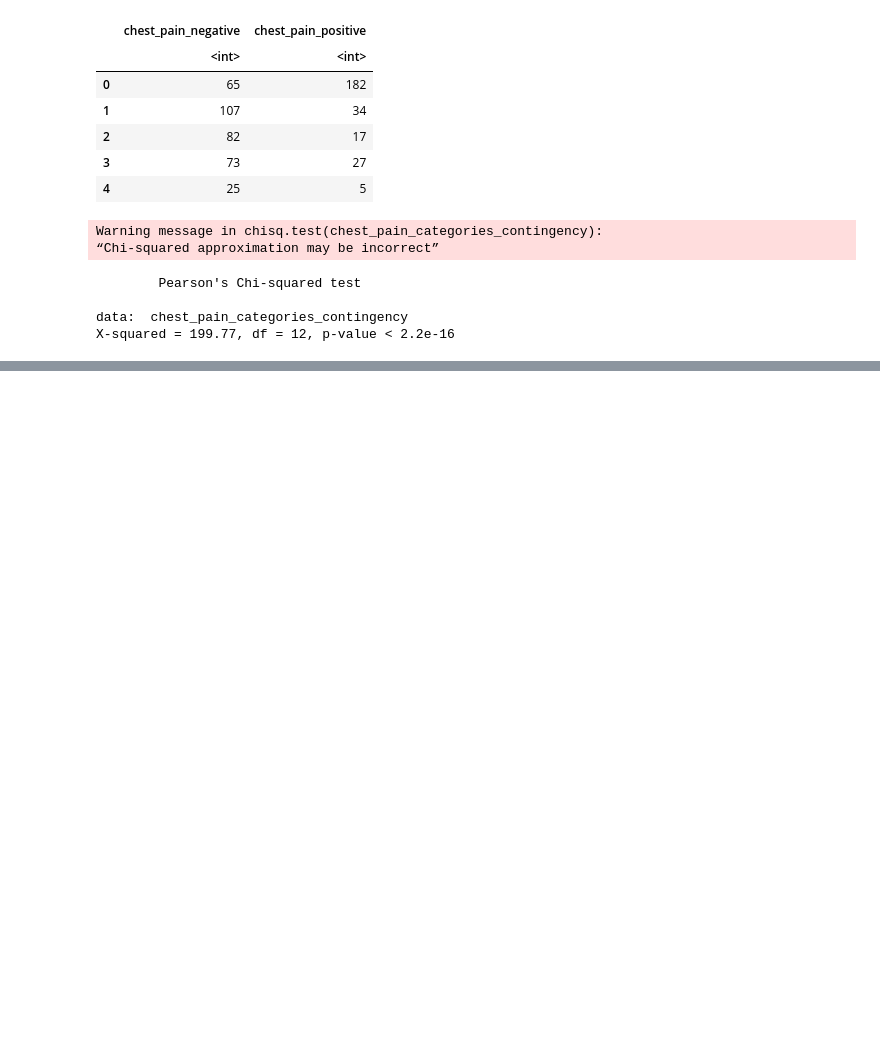
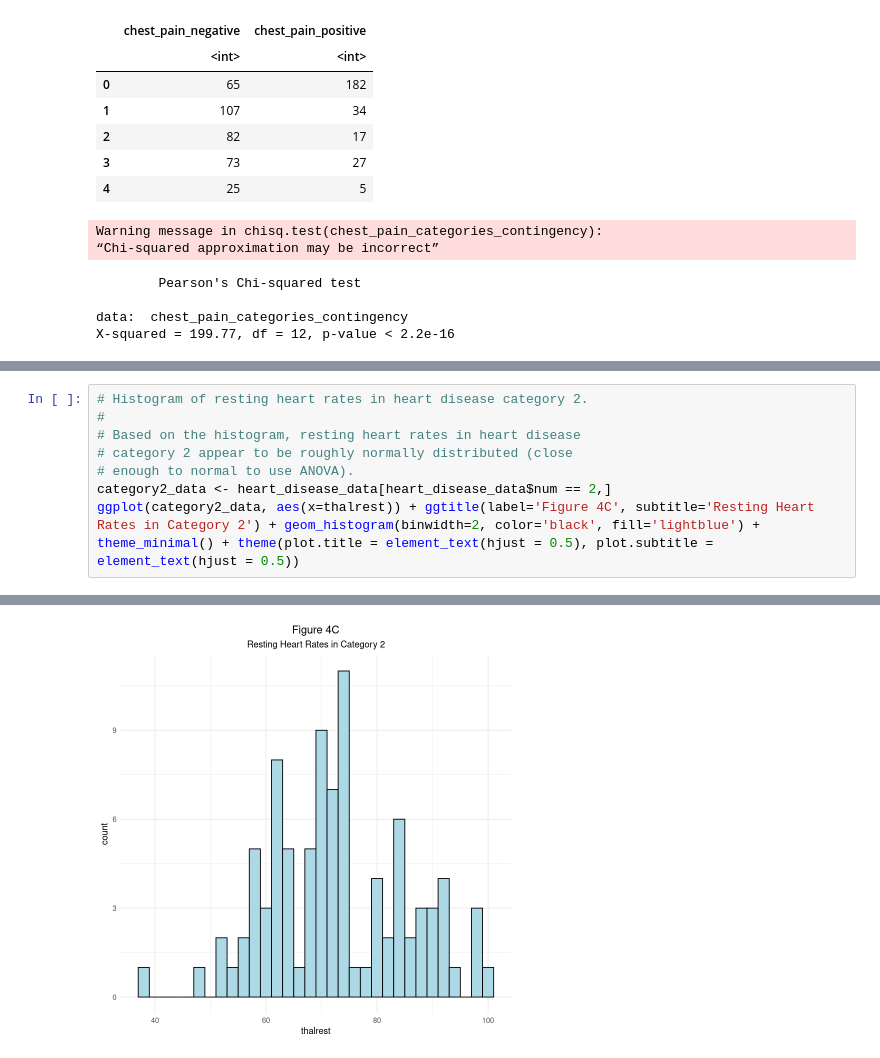
Before and after one commit to jerradmgenson/qdaim-proto, a Jupyter notebook: src/notebooks/dataset_analysis.ipynb, the cells around one changed output, grey strips where cells are left out. Cells and saved outputs as stored; diff of their text form; blank space fills up the shorter version.

```diff
--- a/src/notebooks/dataset_analysis.ipynb
+++ b/src/notebooks/dataset_analysis.ipynb
@@ -474,0 +504,9 @@ X-squared = 199.77, df = 12, p-value < 2.2e-16
+# %%
+# Histogram of resting heart rates in heart disease category 2.
+#
+# Based on the histogram, resting heart rates in heart disease
+# category 2 appear to be roughly normally distributed (close
+# enough to normal to use ANOVA).
+category2_data <- heart_disease_data[heart_disease_data$num == 2,]
+ggplot(category2_data, aes(x=thalrest)) + ggtitle(label='Figure 4C', subtitle='Resting Heart Rates in Category 2') + geom_histogram(binwidth=2, color='black', fill='lightblue') + theme_minimal() + theme(plot.title = element_text(hjust = 0.5), plot.subtitle = element_text(hjust = 0.5))
+# %% [output]
@@ -474,0 +515 @@ X-squared = 199.77, df = 12, p-value < 2.2e-16
+[figure, added]
```
Also changed, not shown: parts of 25 cells of this notebook.
